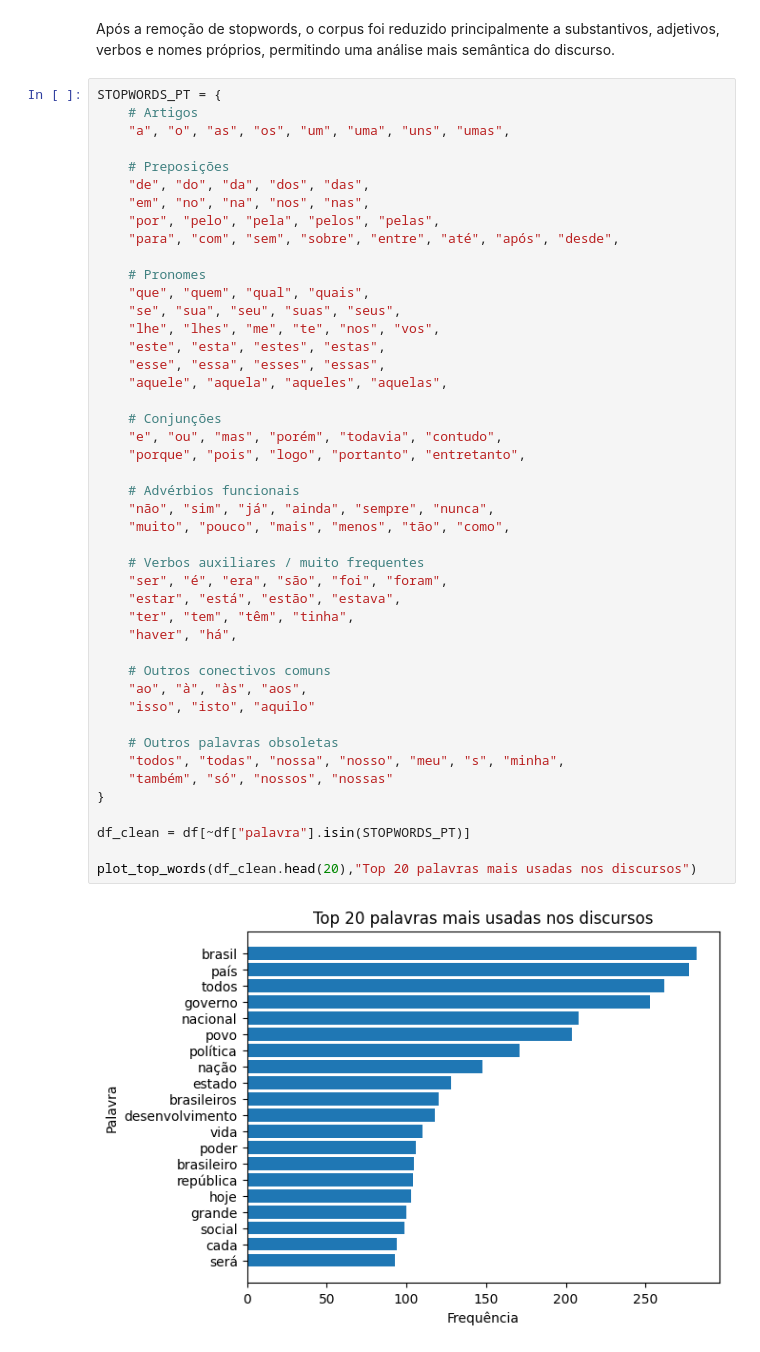
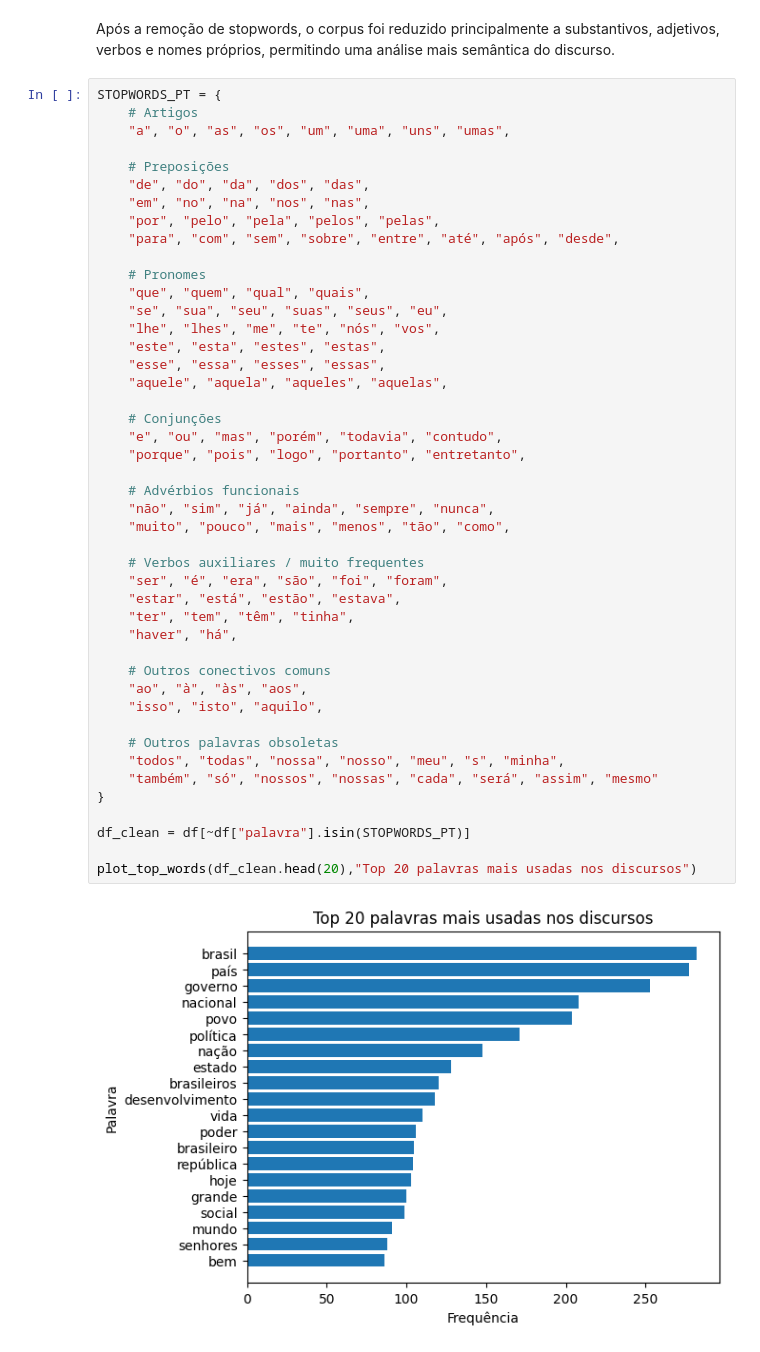
Before and after one commit to PhysicTeacherCode/Brazil-President-s-Speeches-Analysis, a Jupyter notebook: notebooks/01-exploratory.ipynb, the cells around one changed output. Cells and saved outputs as stored; diff of their text form.

Commit message:
Expand Portuguese stopwords list in exploratory notebook
Added new stopwords such as 'eu', 'nós', 'cada', 'será', 'assim', and 'mesmo' to the STOPWORDS_PT set in 01-exploratory.ipynb. This enhances text preprocessing for Portuguese language analysis by filtering out more common words.

```diff
--- a/notebooks/01-exploratory.ipynb
+++ b/notebooks/01-exploratory.ipynb
@@ -116,37 +116,37 @@ STOPWORDS_PT = {
 
     # Pronomes
     "que", "quem", "qual", "quais",
-    "se", "sua", "seu", "suas", "seus",
-    "lhe", "lhes", "me", "te", "nos", "vos",
+    "se", "sua", "seu", "suas", "seus", "eu",
+    "lhe", "lhes", "me", "te", "nós", "vos",
     "este", "esta", "estes", "estas",
     "esse", "essa", "esses", "essas",
     "aquele", "aquela", "aqueles", "aquelas",
 
     # Conjunções
     "e", "ou", "mas", "porém", "todavia", "contudo",
     "porque", "pois", "logo", "portanto", "entretanto",
 
     # Advérbios funcionais
     "não", "sim", "já", "ainda", "sempre", "nunca",
     "muito", "pouco", "mais", "menos", "tão", "como",
 
     # Verbos auxiliares / muito frequentes
     "ser", "é", "era", "são", "foi", "foram",
     "estar", "está", "estão", "estava",
     "ter", "tem", "têm", "tinha",
     "haver", "há",
 
     # Outros conectivos comuns
     "ao", "à", "às", "aos",
-    "isso", "isto", "aquilo"
+    "isso", "isto", "aquilo",
 
     # Outros palavras obsoletas
     "todos", "todas", "nossa", "nosso", "meu", "s", "minha",
-    "também", "só", "nossos", "nossas"
+    "também", "só", "nossos", "nossas", "cada", "será", "assim", "mesmo"
 }
 
 df_clean = df[~df["palavra"].isin(STOPWORDS_PT)]
 
 plot_top_words(df_clean.head(20),"Top 20 palavras mais usadas nos discursos")
 # %% [output]
-[figure, old version]
+[figure, new version]
```
